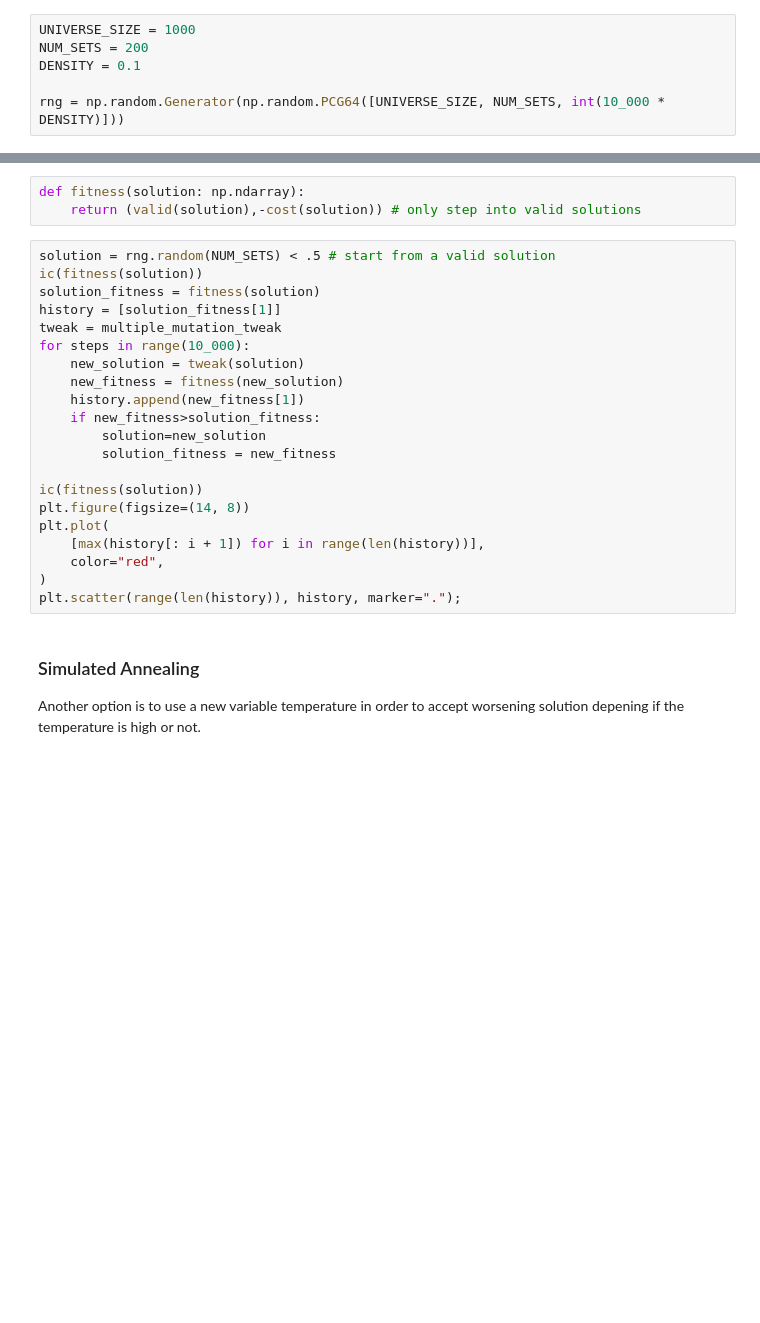
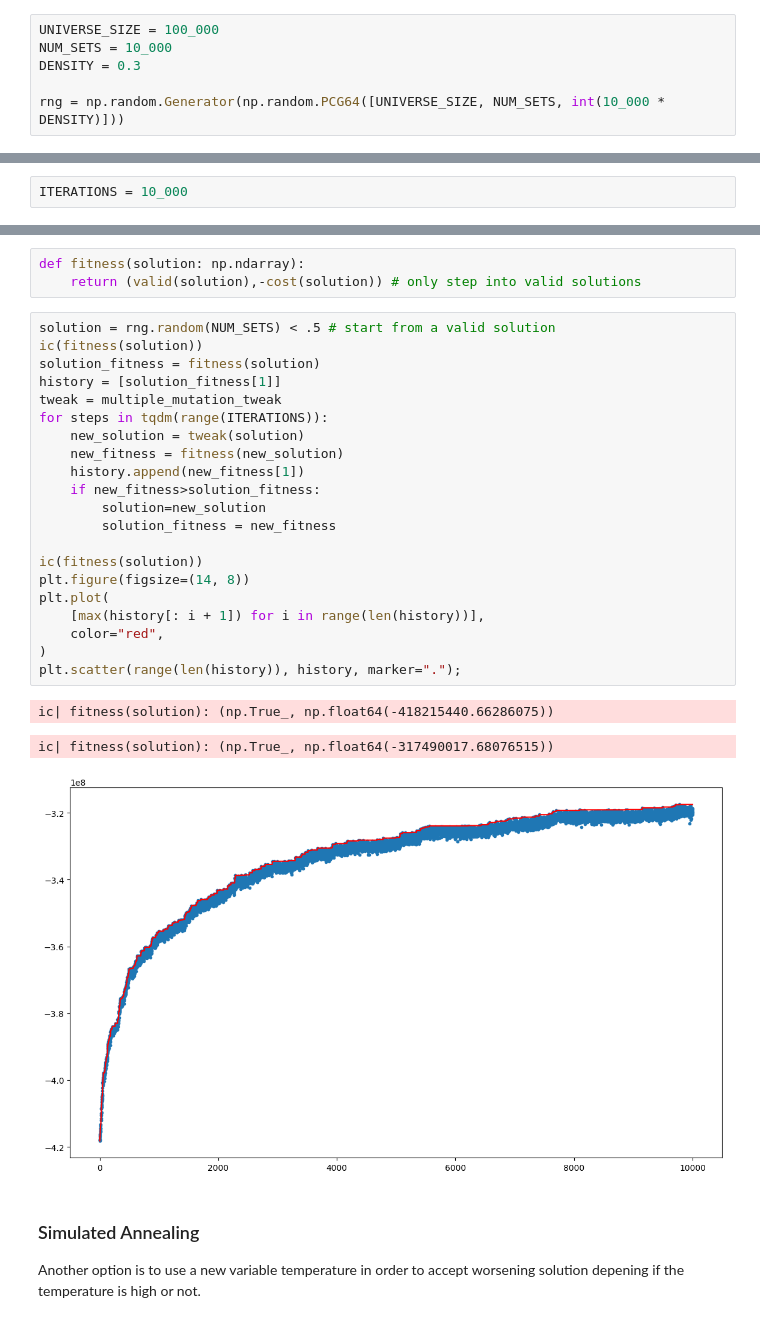
Before and after one commit to aledima00/CI2024_lab1, a Jupyter notebook: set-cover.ipynb, the cells around one changed output, grey strips where cells are left out. Saved outputs shown, nothing was run; the diff lists cells and outputs as text; blank space fills up the shorter version.

```diff
--- a/set-cover.ipynb
+++ b/set-cover.ipynb
@@ -19,9 +19,9 @@ from tqdm.auto import tqdm # automatic progress bar
 
 If you want to get reproducible results, use `rng` (and restart the kernel); for non-reproducible ones, use `np.random`.
 # %%
-UNIVERSE_SIZE = 1000
-NUM_SETS = 200
-DENSITY = 0.1
+UNIVERSE_SIZE = 100_000
+NUM_SETS = 10_000
+DENSITY = 0.3
 
 rng = np.random.Generator(np.random.PCG64([UNIVERSE_SIZE, NUM_SETS, int(10_000 * DENSITY)]))
 # %% [markdown]
@@ -42,3 +44,5 @@ COSTS = np.pow(SETS.sum(axis=1), 1.1)
+# %%
+ITERATIONS = 10_000
 # %% [markdown]
 ## Helper Functions
 # %%
@@ -91,24 +103,28 @@ def fitness(solution: np.ndarray):
 # %%
 solution = rng.random(NUM_SETS) < .5 # start from a valid solution
 ic(fitness(solution))
 solution_fitness = fitness(solution)
 history = [solution_fitness[1]]
 tweak = multiple_mutation_tweak
-for steps in range(10_000):
+for steps in tqdm(range(ITERATIONS)):
     new_solution = tweak(solution)
     new_fitness = fitness(new_solution)
     history.append(new_fitness[1])
     if new_fitness>solution_fitness:
         solution=new_solution
         solution_fitness = new_fitness
 
 ic(fitness(solution))
 plt.figure(figsize=(14, 8))
 plt.plot(
     [max(history[: i + 1]) for i in range(len(history))],
     color="red",
 )
 plt.scatter(range(len(history)), history, marker=".");
+# %% [output]
+ic| fitness(solution): (np.True_, np.float64(-418215440.66286075))
+ic| fitness(solution): (np.True_, np.float64(-317490017.68076515))
+[figure, added]
 # %% [markdown]
 ### Simulated Annealing
 Another option is to use a new variable temperature in order to accept worsening solution depening if the temperature is high or not.
```
Also changed, not shown: parts of 21 cells of this notebook, 4 other files.
